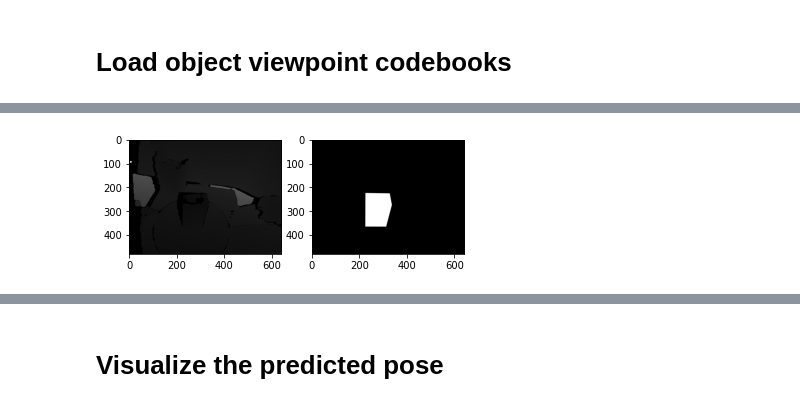
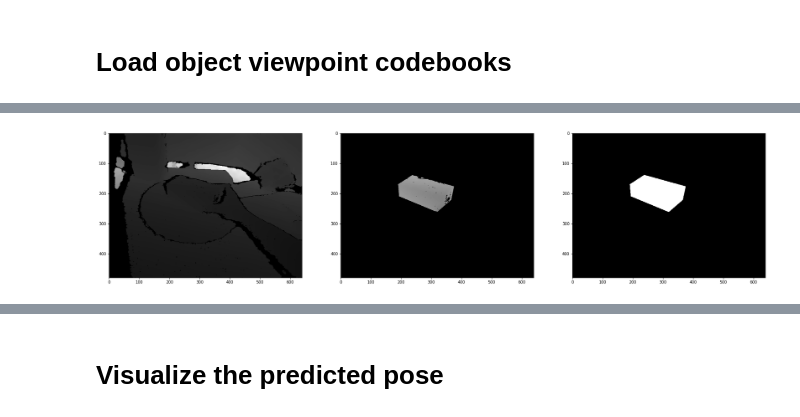
Before and after one commit to EternalGoldenBraid/pose_demo, a Jupyter notebook: example/prototype.ipynb, the cells around one changed output, grey strips where cells are left out. Drawn from its saved outputs; the diff is of its cells as text; code cells hidden in the pictures.

Commit message:
morphology smoothing: :

```diff
--- a/example/prototype.ipynb
+++ b/example/prototype.ipynb
@@ -12,7 +12,7 @@ from PIL import Image, ImageDraw
 from pathlib import Path
 
 from matplotlib import pyplot as plt
-from detectron2 import model_zoo
+#from detectron2 import model_zoo
 from detectron2.config import get_cfg
 from detectron2.engine import DefaultPredictor
 
@@ -34,10 +34,10 @@ from evaluation import config as cfg
 gpu_id = 0
 # gpu_id = 1
 
-os.environ["CUDA_DEVICE_ORDER"]="PCI_BUS_ID"
-os.environ["CUDA_VISIBLE_DEVICES"] = str(gpu_id)
-os.environ['EGL_DEVICE_ID'] = str(gpu_id)
-DEVICE = torch.device('cuda')
+#os.environ["CUDA_DEVICE_ORDER"]="PCI_BUS_ID"
+#os.environ["CUDA_VISIBLE_DEVICES"] = str(gpu_id)
+#os.environ['EGL_DEVICE_ID'] = str(gpu_id)
+DEVICE = torch.device('cpu')
 
 
 datapath = Path(cfg.DATA_PATH)
@@ -96,6 +107,6 @@ Dataspace/huawei_box/models_eval
 # %%
 
-cfg.VIEWBOOK_BATCHSIZE = 100 # reduce this if out of GPU memory,
+cfg.VIEWBOOK_BATCHSIZE = 200 # reduce this if out of GPU memory,
 codebook_saving_dir = pjoin(base_path,'evaluation/object_codebooks',
                             cfg.DATASET_NAME,
                             'zoom_{}'.format(cfg.ZOOM_DIST_FACTOR),
@@ -136,15 +154,15 @@ files = ['1656333461794.60351562500000', '1656333463394.28930664062500',
 cfg.VP_NUM_TOPK = 50   # the retrieval number of viewpoint
 cfg.RANK_NUM_TOPK = 5  # the ranking number of full 3D orientation
 cfg.USE_ICP = False
+interpolate = False
 
 #test_data_dir = datapath / 'lm' / 'test'          # path to the test dataset of BOP
 test_data_dir = datapath / 'huawei_box' / 'test'          # path to the test dataset of BOP
-obj_renderer = rendering.Renderer(width=cfg.RENDER_WIDTH, height=cfg.RENDER_HEIGHT)
 
 scene_id = 1   # range [1, 15]
 view_id = '0008'  # range [0, 1214]
 
-idx = 3
+idx = 0
 scene_dir = pjoin(test_data_dir, '{:06d}'.format(scene_id))
 color_file = pjoin(scene_dir, 'rgb/_Color_' + files[idx] + '.png')
 depth_file = pjoin(scene_dir, 'depth/_Depth_' + files[idx] + '.csv')
@@ -152,7 +170,6 @@ depth_file = pjoin(scene_dir, 'depth/_Depth_' + files[idx] + '.csv')
 mask_file = pjoin(scene_dir, 'mask/_mask_' + files[idx] + '.png')
 
 tar_obj_id = scene_id # object id equals the scene id for LM dataset
-tar_obj_codebook = object_codebooks[1]
 
 ############## read the camera information ##############
 cam_info_file = pjoin(scene_dir, 'scene_camera.json')
@@ -177,15 +194,29 @@ view_depth *= view_cam_info['depth_scale']
 #view_depth *= cfg.MODEL_SCALING # convert to meter scale from millimeter scale
 view_camK = torch.tensor(view_cam_info['cam_K'], dtype=torch.float32).view(3, 3)[None, ...] # 1x3x3
 cam_K = view_camK.to(DEVICE)
+
+####################################
+cam_K[0][0,0] = 82.799; cam_K[0][1,1] = 382.799
+cam_K[0][0,2] = 316.109; cam_K[0][1,2] = 242.0490
+####################################
+
 view_depth = view_depth.to(DEVICE)
 #obj_mask = torch.tensor(np.array(Image.open(mask_file)))
 obj_mask = torch.tensor(np.array(Image.open(mask_file)), dtype=torch.float32)/255
-#obj_mask[obj_mask < 1] = 0
+obj_mask[obj_mask < 1] = 0
 
-fig, ax = plt.subplots(1,2)
+
+if interpolate:
+    closed = torch.tensor(cv2.morphologyEx((view_depth*obj_mask).numpy(), cv2.MORPH_CLOSE, np.ones(3), iterations=5), dtype=torch.float32)
+    view_depth[obj_mask==1] = closed[obj_mask==1]
+
+
+fig, ax = plt.subplots(1,3, figsize=(30,10))
 ax = ax.flatten()
 ax[0].imshow(view_depth.cpu(),cmap='gray')
-ax[1].imshow(obj_mask.cpu(), cmap='gray')
+ax[1].imshow(view_depth.cpu()*obj_mask.cpu(), cmap='gray')
+ax[2].imshow(obj_mask.cpu(), cmap='gray')
+
 
 #ax[1].imshow(obj_mask[0].cpu())
 
@@ -220,46 +251,4 @@ ax[1].imshow(obj_mask.cpu(), cmap='gray')
 #tar_obj_masks = tar_obj_masks[valid_idx] # select the target object instance masks
 #tar_obj_depths = tar_obj_depths[valid_idx]
 #tar_obj_scores = tar_obj_scores[valid_idx]
-
-pose_ret = utils.OVE6D_mask_full_pose(model_func=model_net,
-                                    obj_depth=view_depth.clone(),
-                                    obj_mask=obj_mask[None,:,:],
-                                    obj_codebook=tar_obj_codebook,
-                                    cam_K=cam_K,
-                                    config=cfg,
-                                    obj_renderer=obj_renderer,
-                                    device=DEVICE)
-
-#pose_ret, rcnn_idx = utils.OVE6D_rcnn_full_pose(model_func=model_net,
-#                                    obj_depths=tar_obj_depths,
-#                                    obj_masks=tar_obj_masks,
-#                                    obj_rcnn_scores=tar_obj_scores,
-#                                    obj_codebook=tar_obj_codebook,
-#                                    cam_K=cam_K,
-#                                    config=cfg,
-#                                    device=DEVICE,
-#                                    obj_renderer=obj_renderer,
-#                                    return_rcnn_idx=True
-#                                    )
-del obj_renderer
-
-raw_pose_R = pose_ret['raw_R'] # without ICP
-raw_pose_t = pose_ret['raw_t'] # without ICP
-if cfg.USE_ICP:
-
-    icp1_pose_R = pose_ret['icp1_R'] # with ICP after pose selection
-    icp1_pose_t = pose_ret['icp1_t'] # with ICP after pose selection
-
-    icpk_pose_R = pose_ret['icpk_R'] # with ICP before pose selection
-    icpk_pose_t = pose_ret['icpk_t'] # with ICP before pose selection
-
-#plt.imshow(tar_obj_masks.sum(dim=0).cpu())
-#plt.axis(False)
-
-#obj_name = rcnnIdx_to_lmCats_dict[tar_rcnn_d]
-
-#print('object: {}, the {}-th ({:.3f}) RCNN prediction is selected for estimating 6D pose. '.format(
-#    obj_name, rcnn_idx, tar_obj_scores[rcnn_idx]))
-#print('RCNN confs: {}'.format(tar_obj_scores.cpu().numpy()))
-raw_pose_t
 # %% [output]
@@ -268 +256 @@ tensor([[-0.0368,  0.0430,  0.4921]])
-[figure, old version]
+[figure, new version]
```
Also changed, not shown: parts of 25 cells of this notebook, 1 other file.
